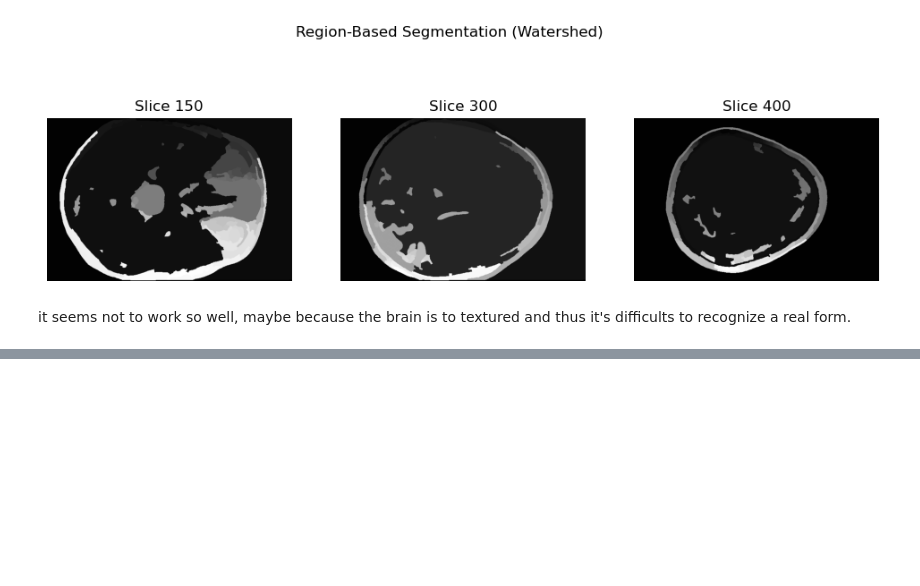
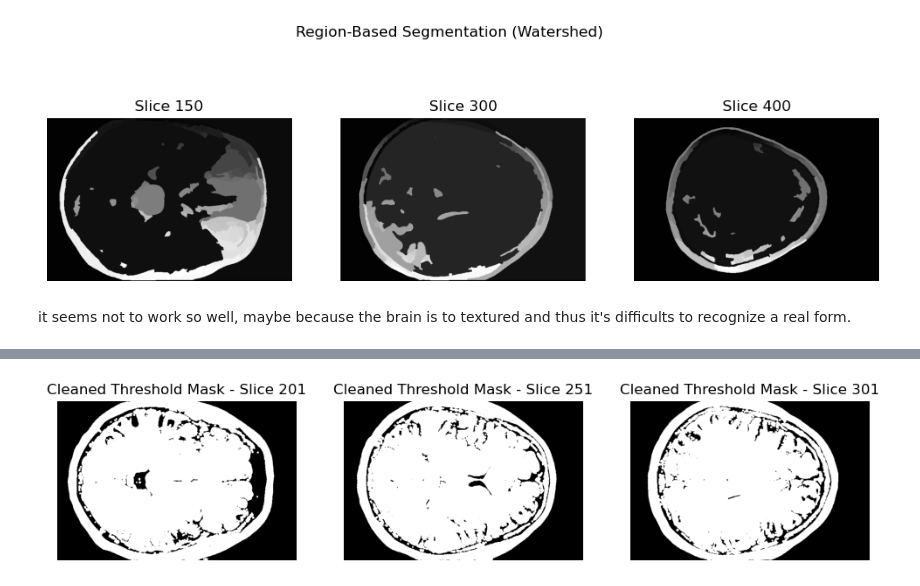
Before and after one commit to lechaudepierre/INFO-H500, a Jupyter notebook: TP5- Medical Image Segmentation/TP5_Medical_Image_Segmentation(solved).ipynb, the cells around one changed output, grey strips where cells are left out. Saved outputs shown, nothing was run; the diff lists cells and outputs as text; code cells hidden in the pictures; blank space fills up the shorter version.

```diff
--- a/TP5- Medical Image Segmentation/TP5_Medical_Image_Segmentation(solved).ipynb
+++ b/TP5- Medical Image Segmentation/TP5_Medical_Image_Segmentation(solved).ipynb
@@ -690,0 +744,7 @@ it seems not to work so well, maybe because the brain is to textured and thus it
+# %%
+# Remove small disconnected regions
+clean_mask = morphology.binary_dilation(brain_threshold_mask, footprint= ball(3))
+
+plot_slices(clean_mask, title="Cleaned Threshold Mask")
+# %% [output]
+[figure, added]
```
Also changed, not shown: parts of 7 cells of this notebook.
